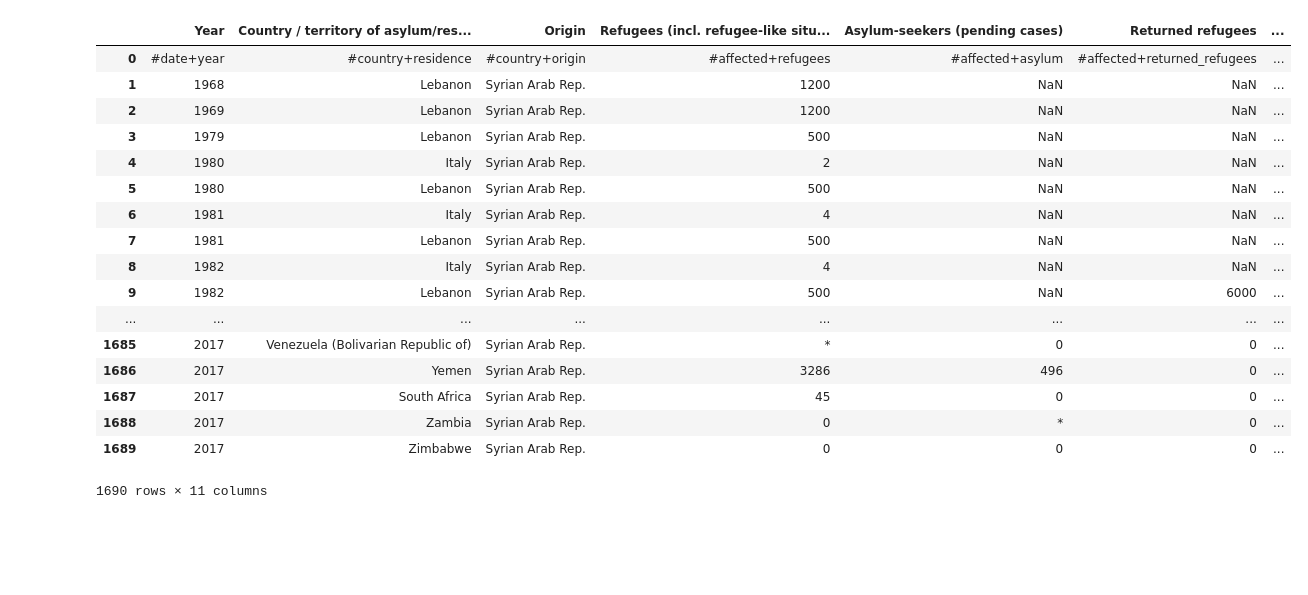
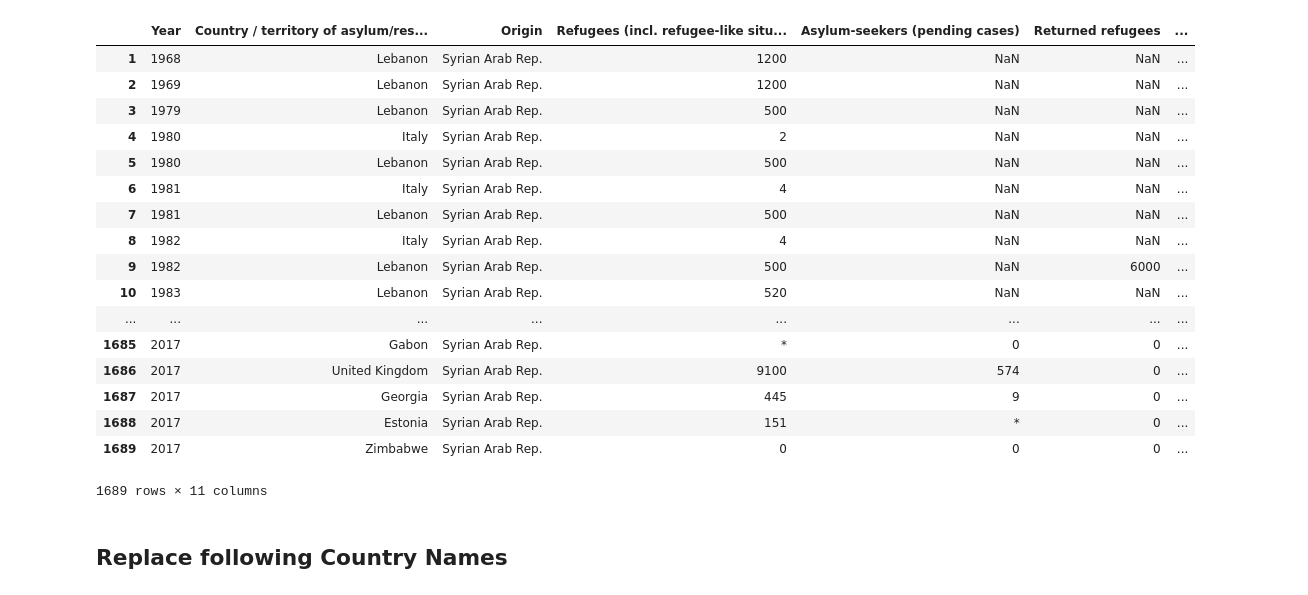
Before and after one commit to romansul/syrian-civil-war, a Jupyter notebook: New Refugee World.ipynb, the cells around one changed output. Cells and saved outputs as stored; diff of their text form; code cells hidden in the pictures; blank space fills up the shorter version.

```diff
--- a/New Refugee World.ipynb
+++ b/New Refugee World.ipynb
@@ -9,10 +9,13 @@ import re
 import numpy as np
 # %%
 refugee_df = pd.read_csv('unhcr-persons-of-concern-origin-syr-csv-1.csv')
+refugee_df = refugee_df.sort_values('Year', ascending=True)
+refugee_df = refugee_df.reset_index()
+refugee_df = refugee_df.drop(refugee_df.index[0])
+refugee_df = refugee_df.drop(['index'], axis=1)
 refugee_df
 # %% [output]
 |  | Year | Country / territory of asylum/res... | Origin | Refugees (incl. refugee-like situ... | Asylum-seekers (pending cases) | Returned refugees | ... |
-| 0 | #date+year | #country+residence | #country+origin | #affected+refugees | #affected+asylum | #affected+returned_refugees | ... |
 | 1 | 1968 | Lebanon | Syrian Arab Rep. | 1200 | NaN | NaN | ... |
 | 2 | 1969 | Lebanon | Syrian Arab Rep. | 1200 | NaN | NaN | ... |
 | 3 | 1979 | Lebanon | Syrian Arab Rep. | 500 | NaN | NaN | ... |
@@ -22,10 +25,11 @@ refugee_df
 | 7 | 1981 | Lebanon | Syrian Arab Rep. | 500 | NaN | NaN | ... |
 | 8 | 1982 | Italy | Syrian Arab Rep. | 4 | NaN | NaN | ... |
 | 9 | 1982 | Lebanon | Syrian Arab Rep. | 500 | NaN | 6000 | ... |
+| 10 | 1983 | Lebanon | Syrian Arab Rep. | 520 | NaN | NaN | ... |
 | ... | ... | ... | ... | ... | ... | ... | ... |
-| 1685 | 2017 | Venezuela (Bolivarian Republic of) | Syrian Arab Rep. | * | 0 | 0 | ... |
-| 1686 | 2017 | Yemen | Syrian Arab Rep. | 3286 | 496 | 0 | ... |
-| 1687 | 2017 | South Africa | Syrian Arab Rep. | 45 | 0 | 0 | ... |
-| 1688 | 2017 | Zambia | Syrian Arab Rep. | 0 | * | 0 | ... |
+| 1685 | 2017 | Gabon | Syrian Arab Rep. | * | 0 | 0 | ... |
+| 1686 | 2017 | United Kingdom | Syrian Arab Rep. | 9100 | 574 | 0 | ... |
+| 1687 | 2017 | Georgia | Syrian Arab Rep. | 445 | 9 | 0 | ... |
+| 1688 | 2017 | Estonia | Syrian Arab Rep. | 151 | * | 0 | ... |
 | 1689 | 2017 | Zimbabwe | Syrian Arab Rep. | 0 | 0 | 0 | ... |
-1690 rows × 11 columns
+1689 rows × 11 columns
@@ -31,0 +54,2 @@ refugee_df
+# %% [markdown]
+## Replace following Country Names
```
Also changed, not shown: parts of 21 cells of this notebook.
